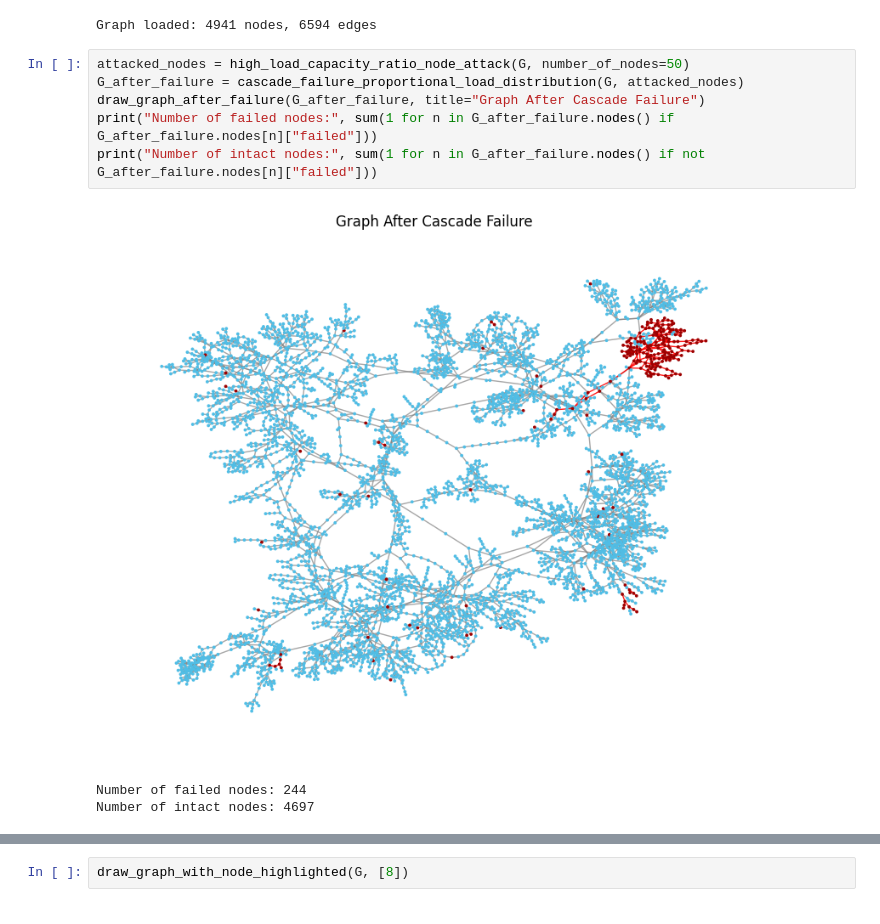
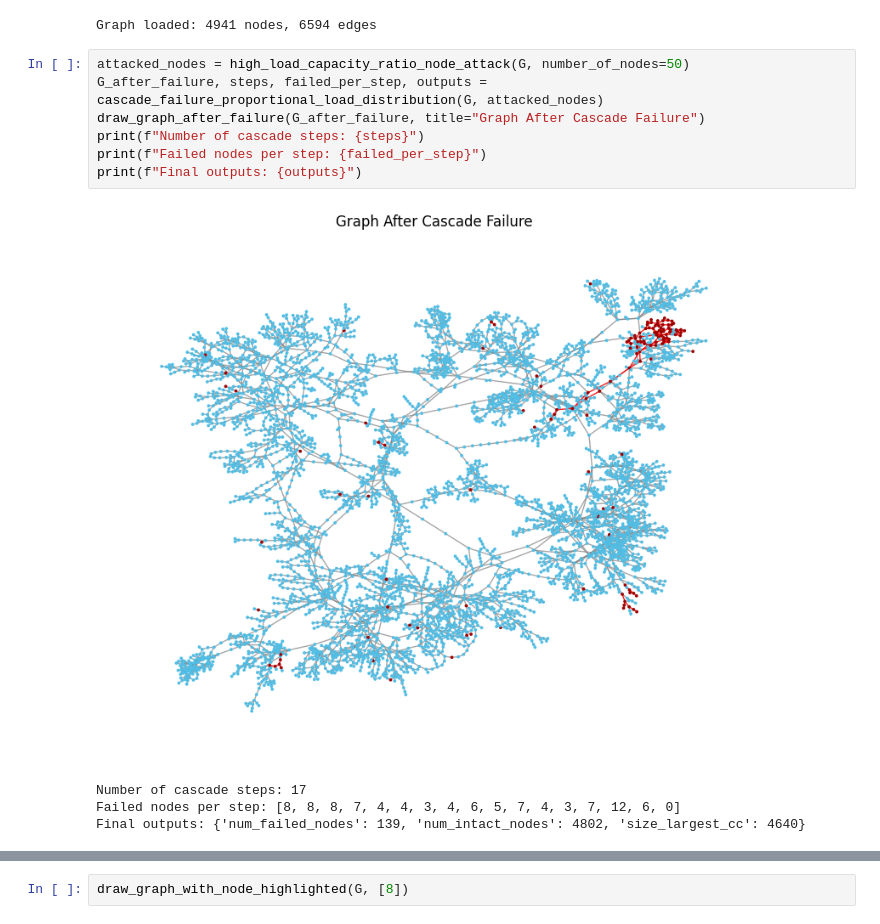
Before and after one commit to OctoPanna/western-us-power-grid, a Jupyter notebook: easy_model.ipynb, the cells around one changed output, grey strips where cells are left out. Cells and saved outputs as stored; diff of their text form.

```diff
--- a/easy_model.ipynb
+++ b/easy_model.ipynb
@@ -19,13 +19,15 @@ G = load_data_with_attributes()
 Graph loaded: 4941 nodes, 6594 edges
 # %%
 attacked_nodes = high_load_capacity_ratio_node_attack(G, number_of_nodes=50)
-G_after_failure = cascade_failure_proportional_load_distribution(G, attacked_nodes)
+G_after_failure, steps, failed_per_step, outputs = cascade_failure_proportional_load_distribution(G, attacked_nodes)
 draw_graph_after_failure(G_after_failure, title="Graph After Cascade Failure")
-print("Number of failed nodes:", sum(1 for n in G_after_failure.nodes() if G_after_failure.nodes[n]["failed"]))
-print("Number of intact nodes:", sum(1 for n in G_after_failure.nodes() if not G_after_failure.nodes[n]["failed"]))
+print(f"Number of cascade steps: {steps}")
+print(f"Failed nodes per step: {failed_per_step}")
+print(f"Final outputs: {outputs}")
 # %% [output]
-[figure, old version]
+[figure, new version]
-Number of failed nodes: 244
-Number of intact nodes: 4697
+Number of cascade steps: 17
+Failed nodes per step: [8, 8, 8, 7, 4, 4, 3, 4, 6, 5, 7, 4, 3, 7, 12, 6, 0]
+Final outputs: {'num_failed_nodes': 139, 'num_intact_nodes': 4802, 'size_largest_cc': 4640}
 # %%
 attacked_nodes = high_load_capacity_ratio_and_degree_node_attack(G, number_of_nodes=50)
```
Also changed, not shown: parts of 4 cells of this notebook, 4 other files.
